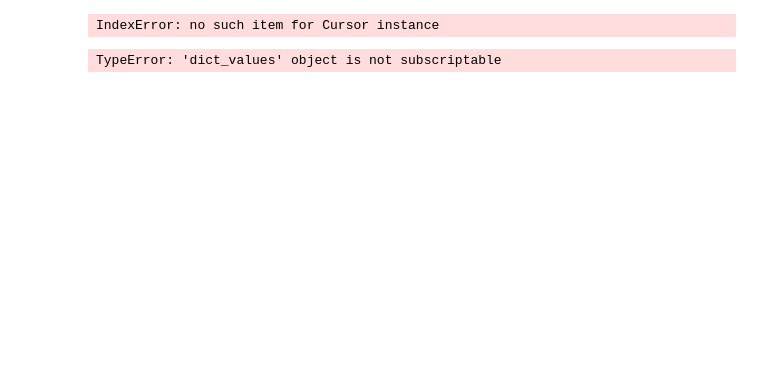
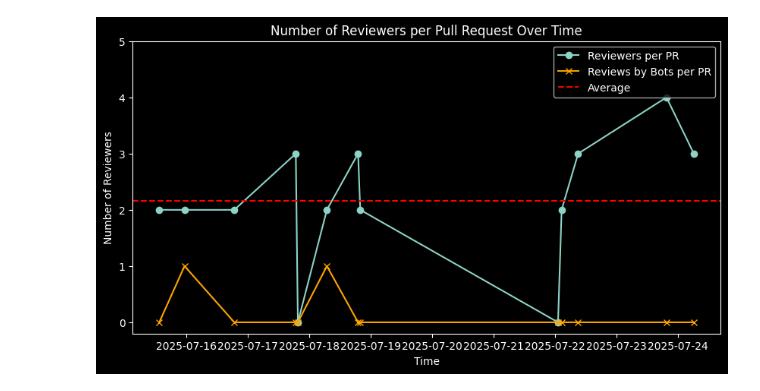
Before and after one commit to AlexS-1/Bachelor-Code, a Jupyter notebook: test.ipynb, the cells around one changed output. Cells and saved outputs as stored; diff of their text form; code cells hidden in the pictures; blank space fills up the shorter version.

Commit message:
Fix: Add skeleton to theis and improve codebase - Add multiple contribution process analysis methods for visualizing pull request stats

```diff
--- a/test.ipynb
+++ b/test.ipynb
@@ -662,15 +87,17 @@ def plot_pull_request_code_quality(pull_request_id):
         if commit is not None and len(commit["attributes"]) > 0:
             commit_time = datetime.datetime.fromisoformat(commit["attributes"][0]["time"]).replace(tzinfo=None)
             commit_dates.append(commit_time)
+        else:
+            commit_time = datetime.datetime.now()
         if file_object is not None and file_object["_id"].find(".py") != -1:
-            h1 = get_attribute_value_at_time(file_object["_id"], "h1", commit_time)
-            h2 = get_attribute_value_at_time(file_object["_id"], "h2", commit_time)
-            N1 = get_attribute_value_at_time(file_object["_id"], "N1", commit_time)
-            N2 = get_attribute_value_at_time(file_object["_id"], "N2", commit_time)
-            cyclomatic_complexity = get_attribute_value_at_time(file_object["_id"], "cyclomatic_complexity", commit_time)
-            loc = get_attribute_value_at_time(file_object["_id"], "loc", commit_time)
-            mi = calculate_maintainability_index(N1, N2, h1, h2, cyclomatic_complexity, loc)
-            pl = get_attribute_value_at_time(file_object["_id"], "pylint_score", commit_time)
+            h1 = get_attribute_value_at_time(file_object["_id"], "h1", commit_time, "matplotlib")
+            h2 = get_attribute_value_at_time(file_object["_id"], "h2", commit_time, "matplotlib")
+            N1 = get_attribute_value_at_time(file_object["_id"], "N1", commit_time, "matplotlib")
+            N2 = get_attribute_value_at_time(file_object["_id"], "N2", commit_time, "matplotlib")
+            cyclomatic_complexity = get_attribute_value_at_time(file_object["_id"], "cyclomatic_complexity", commit_time, "matplotlib")
+            loc = get_attribute_value_at_time(file_object["_id"], "loc", commit_time, "matplotlib")
+            mi = calculate_maintainability_index(loc) # N1, N2, h1, h2, cyclomatic_complexity, loc)
+            pl = get_attribute_value_at_time(file_object["_id"], "pylint_score", commit_time, "matplotlib")
             file_code_quality[file_object["_id"]] = {
                 "maintainability_index": mi,
                 "pylint_score": pl
@@ -690,18 +117,3 @@ def plot_pull_request_code_quality(pull_request_id):
     plt.savefig(f"Exports/CQ-{pull_request["_id"]}.png")
 
 plot_pull_request_code_quality("373")
-# %% [output]
-IndexError: no such item for Cursor instance
-# %%
-code_quality = {}
-code_quality["1"] = {
-    "mi": 0.74,
-    "pylint_score": 0.78
-}
-code_quality["2"] = {
-    "mi": 0.7,
-    "pylint_score": 0.8
-}
-code_quality.values()
-# %% [output]
-TypeError: 'dict_values' object is not subscriptable
@@ -707,0 +125,9 @@ TypeError: 'dict_values' object is not subscriptable
+# %%
+from build.contribution_process_analyzer import pull_request_reviewer_analysis
+from build.database_handler import get_pull_requests
+
+pull_requests = get_pull_requests("matplotlib")
+ids = [pull_request["_id"] for pull_request in pull_requests]
+pull_request_reviewer_analysis(ids, "matplotlib", True)
+# %% [output]
+[figure, added]
```
Also changed, not shown: parts of 15 cells of this notebook, 32 other files.
